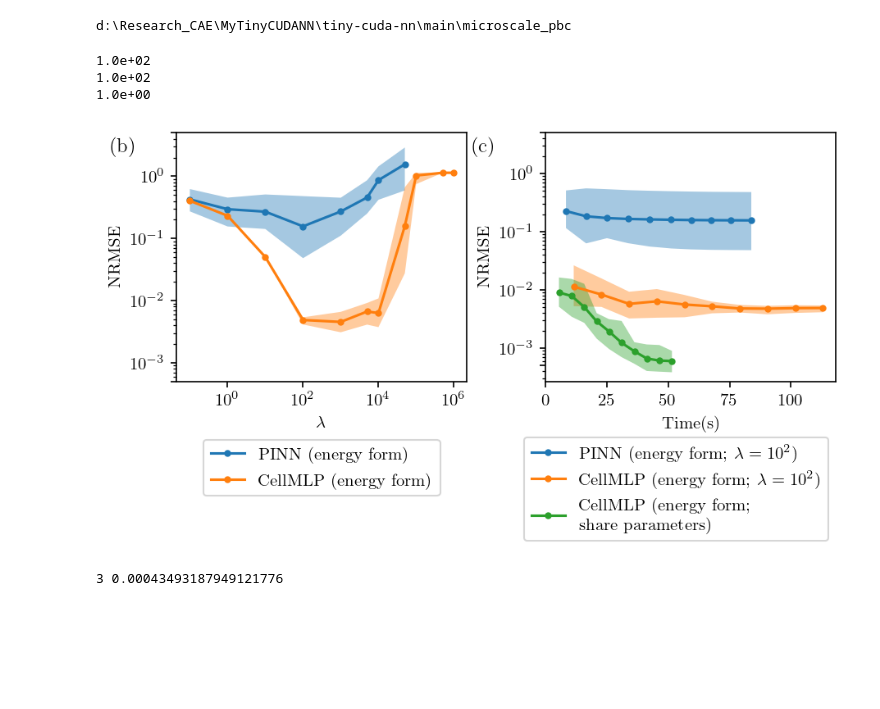
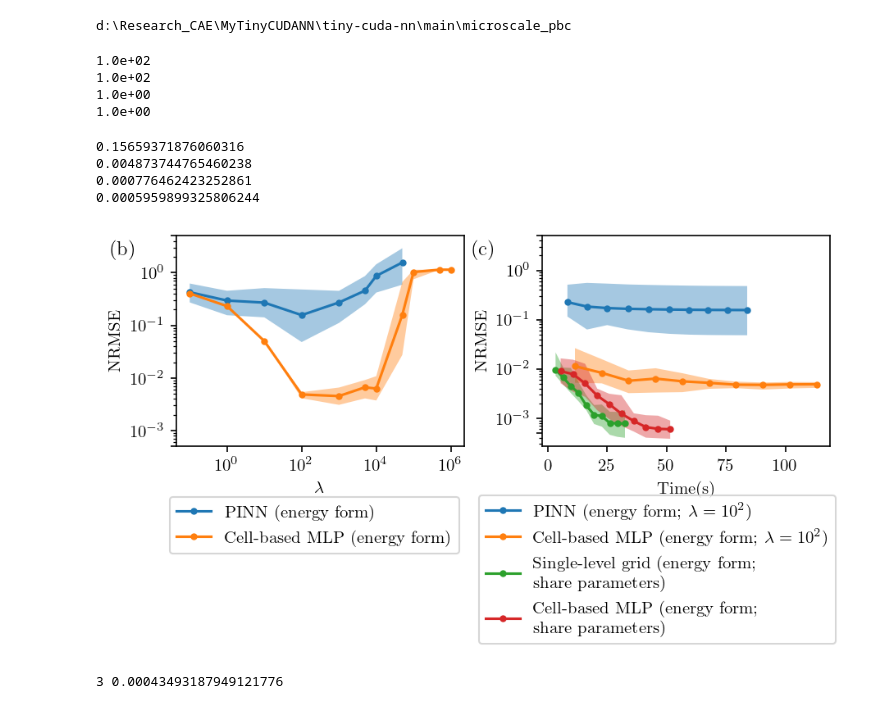
Before and after one commit to YuxiangGao0321/Cell-based-MLP, a Jupyter notebook: main/microscale_pbc/plot_paper.ipynb, the cells around one changed output. Drawn from its saved outputs; the diff is of its cells as text; code cells hidden in the pictures; blank space fills up the shorter version.

```diff
--- a/main/microscale_pbc/plot_paper.ipynb
+++ b/main/microscale_pbc/plot_paper.ipynb
@@ -128,7 +128,7 @@ loss_name_list_0 = [
 label_list_0 = [
     # "PINN(strong form)",
     "PINN (energy form)",
-    "CellMLP (energy form)",
+    "Cell-based MLP (energy form)",
 ]
 result_dict = {}
 for loss_name in loss_name_list_0:
@@ -139,8 +139,9 @@ loss_name_list_1 = [
 # "PINN_lambda_ADAM/config_4",
 "PINN_energy_lambda_ADAM_sin/config_3",
 "GridMLP_standard/config_3",
+"GridMLP_share_single_level/config_1",
 "GridMLP_share_0/config_0",
-# "GridMLP_decoupled_1feature/config_1",
+
 ]
 task_path = os.path.join(main_path, "Tasks")
 for loss_name in loss_name_list_1:
@@ -149,8 +150,10 @@ for loss_name in loss_name_list_1:
 label_list_1 = [
 # r"PINN(strong form; $\lambda = 10^2$)",
 r"PINN (energy form; $\lambda = 10^2$)",
-r"CellMLP (energy form; $\lambda = 10^2$)",
-"CellMLP (energy form;\nshare parameters)",
+r"Cell-based MLP (energy form; $\lambda = 10^2$)",
+"Single-level grid (energy form;\nshare parameters)",
+"Cell-based MLP (energy form;\nshare parameters)",
+
 ]
 
 for loss_name in loss_name_list_1:
@@ -161,6 +164,7 @@ for loss_name in loss_name_list_1:
 1.0e+02
 1.0e+02
 1.0e+00
+1.0e+00
 # %%
 fig, axs = plt.subplots(1, 2, figsize=(6,3.4), constrained_layout=True, dpi = 150)
 plt.rcParams.update(params)
@@ -183,36 +187,41 @@ axs[0].yaxis.set_minor_locator(ticker.LogLocator(base=10.0, subs='auto', numtick
 
 
 axs[0].set_xscale("log")
 # plt.grid(alpha = 0.2)
 # axs[0].legend(loc='lower left')
-axs[0].legend(loc='upper center', bbox_to_anchor=(0.5, -0.2))
+axs[0].legend(loc='upper center', bbox_to_anchor=(0.48, -0.2))
 fig.text(0.01, text_y, '(b)', fontsize=12, va='top', ha='left')
 
 
 i = 0
 for loss_name in loss_name_list_1:
     axs[1].plot(result_dict[loss_name]["x"],result_dict[loss_name]["y"] ,marker="o",label=label_list_1[i])
+    print(result_dict[loss_name]["y"][-1])
     axs[1].fill_between(result_dict[loss_name]["x"], result_dict[loss_name]["y1"], result_dict[loss_name]["y2"], alpha=0.4)
     i += 1
 axs[1].set_xlabel("Time(s)")
 # plt.ylabel("Relative RMSE")
 axs[1].set_ylabel("NRMSE")
 axs[1].set_yscale("log")
 axs[1].set_yticks(y_ticks)
 axs[1].set_xticks([0,25,50,75,100])
 
 # Set minor y-ticks
 axs[1].yaxis.set_minor_locator(ticker.LogLocator(base=10.0, subs='auto', numticks=12))
 # plt.xscale("log")
 # plt.grid(alpha = 0.2)
 # plt.legend()
-axs[1].legend(loc='upper center', bbox_to_anchor=(0.45, -0.19))
+axs[1].legend(loc='upper center', bbox_to_anchor=(0.40, -0.19))
 # axs[1].legend(loc='center left', bbox_to_anchor=(1., 0.5))
 fig.text(0.5, text_y, '(c)', fontsize=12, va='top', ha='left')
 plt.savefig(os.path.join(figure_path,"lambda_training_loss.pdf"), dpi=300)
 plt.show()
 # %% [output]
+0.15659371876060316
+0.004873744765460238
+0.000776462423252861
+0.0005959899325806244
-[figure, old version]
+[figure, new version]
 # %%
 task_path = os.path.join(main_path, "Tasks", "GridMLP_share")
 dir_name = "config_0"
```
Also changed, not shown: 17 other files.
